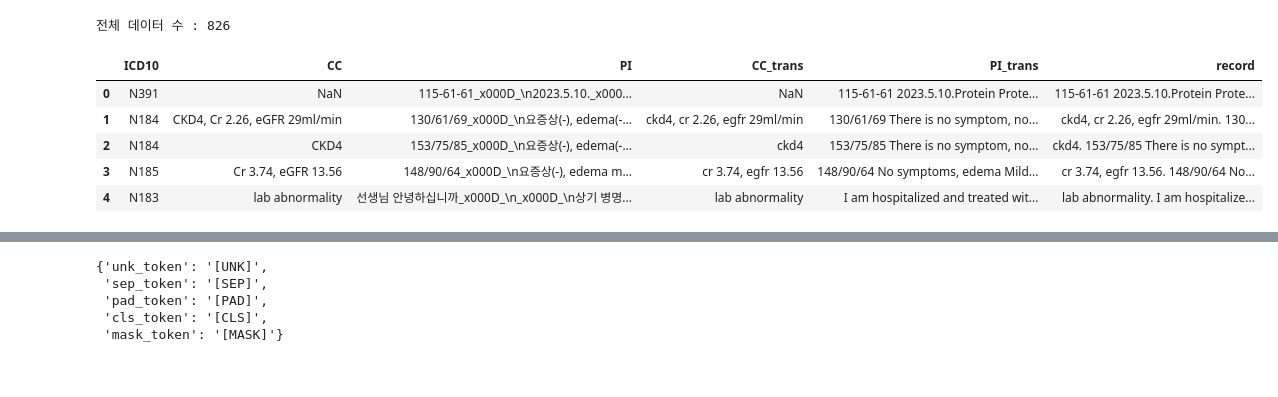
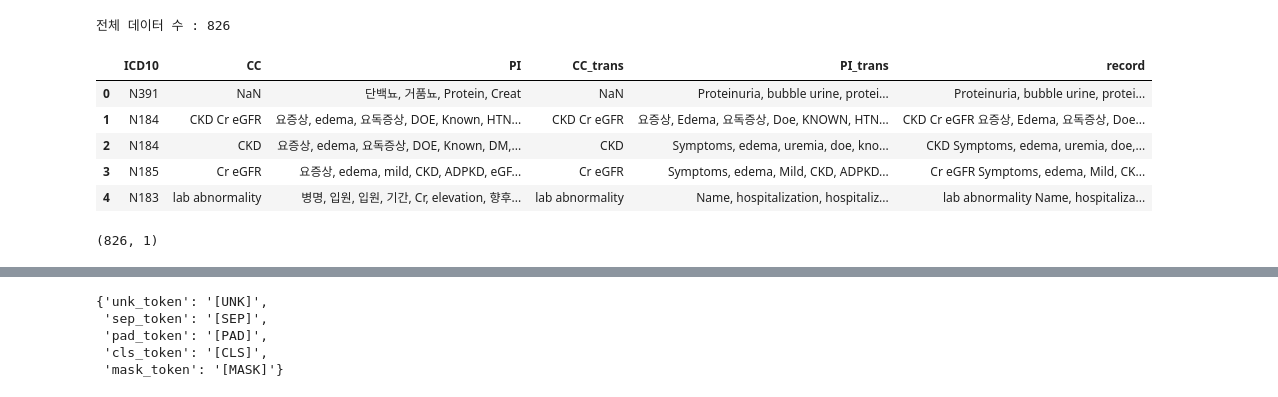
Before and after one commit to slowandfast/DiagRecommdSystem_01, a Jupyter notebook: KJH_BERT_EMR기반_진단추천모델3.ipynb, the cells around one changed output, grey strips where cells are left out. Saved outputs shown, nothing was run; the diff lists cells and outputs as text; code cells hidden in the pictures.

```diff
--- a/KJH_BERT_EMR기반_진단추천모델3.ipynb
+++ b/KJH_BERT_EMR기반_진단추천모델3.ipynb
@@ -79,21 +59,25 @@ Requirement already satisfied: certifi>=2017.4.17 in /usr/local/lib/python3.10/d
 # %%
-file_path = '/content/target_df.xlsx'
-# file_path = "D:\\sample\\content\\신장내과_본원_외래_20230701_20231231_filtered.xlsx"
+# file_path = '/content/target_df.xlsx'
+file_path = "D:\\sample\\content2\\translated_df.xlsx"
 
 # selected_columns = ['ICD10', 'transstr']
 selected_columns = ['ICD10', 'CC', 'PI', 'CC_trans', 'PI_trans', 'record']
 df = pd.read_excel(file_path, usecols=selected_columns, dtype=str)
 
 df['ICD10'] = df['ICD10'].astype(str)
 df['record'] = df['record'].astype(str)
 
 print('전체 데이터 수 :', len(df))
 df.head(5)
 # %% [output]
 전체 데이터 수 : 826
 |  | ICD10 | CC | PI | CC_trans | PI_trans | record |
-| 0 | N391 | NaN | 115-61-61_x000D_\n2023.5.10._x000... | NaN | 115-61-61 2023.5.10.Protein Prote... | 115-61-61 2023.5.10.Protein Prote... |
-| 1 | N184 | CKD4, Cr 2.26, eGFR 29ml/min | 130/61/69_x000D_\n요증상(-), edema(-... | ckd4, cr 2.26, egfr 29ml/min | 130/61/69 There is no symptom, no... | ckd4, cr 2.26, egfr 29ml/min. 130... |
-| 2 | N184 | CKD4 | 153/75/85_x000D_\n요증상(-), edema(-... | ckd4 | 153/75/85 There is no symptom, no... | ckd4. 153/75/85 There is no sympt... |
-| 3 | N185 | Cr 3.74, eGFR 13.56 | 148/90/64_x000D_\n요증상(-), edema m... | cr 3.74, egfr 13.56 | 148/90/64 No symptoms, edema Mild... | cr 3.74, egfr 13.56. 148/90/64 No... |
-| 4 | N183 | lab abnormality | 선생님 안녕하십니까_x000D_\n_x000D_\n상기 병명... | lab abnormality | I am hospitalized and treated wit... | lab abnormality. I am hospitalize... |
+| 0 | N391 | NaN | 단백뇨, 거품뇨, Protein, Creat | NaN | Proteinuria, bubble urine, protei... | Proteinuria, bubble urine, protei... |
+| 1 | N184 | CKD Cr eGFR | 요증상, edema, 요독증상, DOE, Known, HTN... | CKD Cr eGFR | 요증상, Edema, 요독증상, Doe, KNOWN, HTN... | CKD Cr eGFR 요증상, Edema, 요독증상, Doe... |
+| 2 | N184 | CKD | 요증상, edema, 요독증상, DOE, Known, DM,... | CKD | Symptoms, edema, uremia, doe, kno... | CKD Symptoms, edema, uremia, doe,... |
+| 3 | N185 | Cr eGFR | 요증상, edema, mild, CKD, ADPKD, eGF... | Cr eGFR | Symptoms, edema, Mild, CKD, ADPKD... | Cr eGFR Symptoms, edema, Mild, CK... |
+| 4 | N183 | lab abnormality | 병명, 입원, 입원, 기간, Cr, elevation, 향후... | lab abnormality | Name, hospitalization, hospitaliz... | lab abnormality Name, hospitaliza... |
+# %%
+df[['ICD10']].shape
+# %% [output]
+(826, 1)
```
Also changed, not shown: parts of 99 cells of this notebook.
